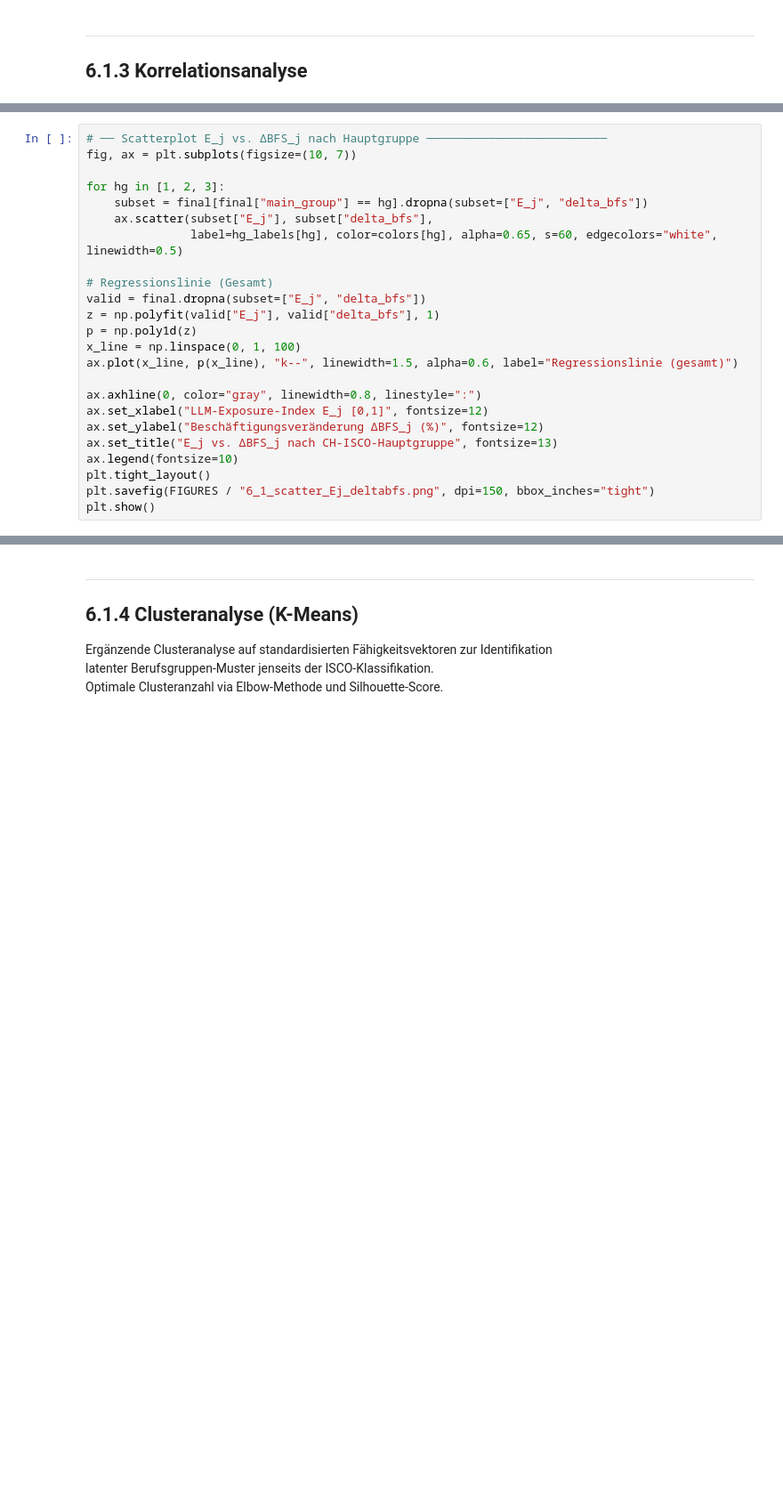
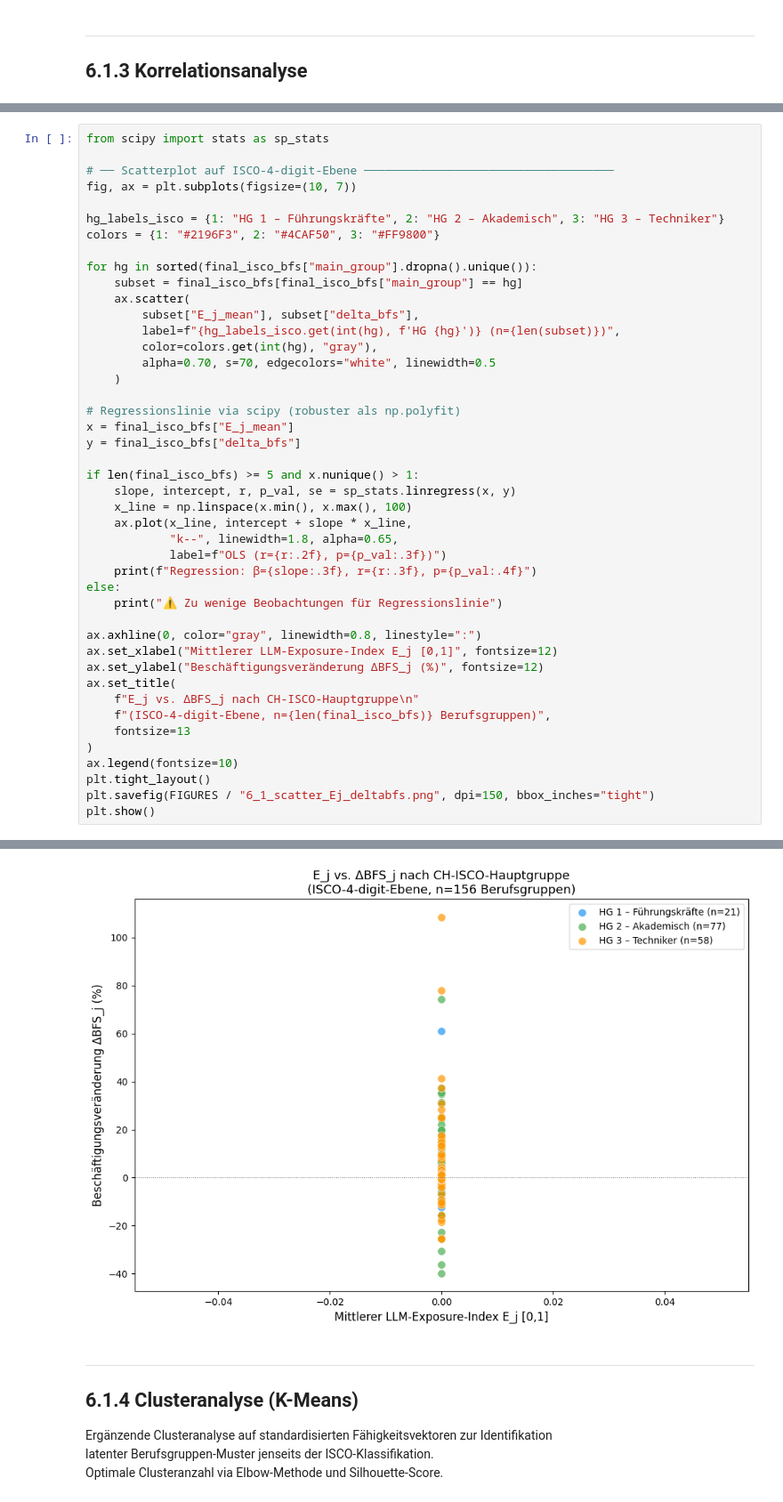
Before and after one commit to nojimayu/Master_Thesis, a Jupyter notebook: notebooks/03_eda.ipynb, the cells around one changed output, grey strips where cells are left out. Shown at 89% size. Saved outputs shown, nothing was run; the diff lists cells and outputs as text; blank space fills up the shorter version.

```diff
--- a/notebooks/03_eda.ipynb
+++ b/notebooks/03_eda.ipynb
@@ -150,24 +260,45 @@ print(corr_matrix.round(3).to_string())
 # %%
-# ── Scatterplot E_j vs. ΔBFS_j nach Hauptgruppe ──────────────────────────
+from scipy import stats as sp_stats
+
+# ── Scatterplot auf ISCO-4-digit-Ebene ────────────────────────────────────
 fig, ax = plt.subplots(figsize=(10, 7))
 
-for hg in [1, 2, 3]:
-    subset = final[final["main_group"] == hg].dropna(subset=["E_j", "delta_bfs"])
-    ax.scatter(subset["E_j"], subset["delta_bfs"],
-               label=hg_labels[hg], color=colors[hg], alpha=0.65, s=60, edgecolors="white", linewidth=0.5)
+hg_labels_isco = {1: "HG 1 – Führungskräfte", 2: "HG 2 – Akademisch", 3: "HG 3 – Techniker"}
+colors = {1: "#2196F3", 2: "#4CAF50", 3: "#FF9800"}
 
-# Regressionslinie (Gesamt)
-valid = final.dropna(subset=["E_j", "delta_bfs"])
-z = np.polyfit(valid["E_j"], valid["delta_bfs"], 1)
-p = np.poly1d(z)
-x_line = np.linspace(0, 1, 100)
-ax.plot(x_line, p(x_line), "k--", linewidth=1.5, alpha=0.6, label="Regressionslinie (gesamt)")
+for hg in sorted(final_isco_bfs["main_group"].dropna().unique()):
+    subset = final_isco_bfs[final_isco_bfs["main_group"] == hg]
+    ax.scatter(
+        subset["E_j_mean"], subset["delta_bfs"],
+        label=f"{hg_labels_isco.get(int(hg), f'HG {hg}')} (n={len(subset)})",
+        color=colors.get(int(hg), "gray"),
+        alpha=0.70, s=70, edgecolors="white", linewidth=0.5
+    )
+
+# Regressionslinie via scipy (robuster als np.polyfit)
+x = final_isco_bfs["E_j_mean"]
+y = final_isco_bfs["delta_bfs"]
+
+if len(final_isco_bfs) >= 5 and x.nunique() > 1:
+    slope, intercept, r, p_val, se = sp_stats.linregress(x, y)
+    x_line = np.linspace(x.min(), x.max(), 100)
+    ax.plot(x_line, intercept + slope * x_line,
+            "k--", linewidth=1.8, alpha=0.65,
+            label=f"OLS (r={r:.2f}, p={p_val:.3f})")
+    print(f"Regression: β={slope:.3f}, r={r:.3f}, p={p_val:.4f}")
+else:
+    print("⚠ Zu wenige Beobachtungen für Regressionslinie")
 
 ax.axhline(0, color="gray", linewidth=0.8, linestyle=":")
-ax.set_xlabel("LLM-Exposure-Index E_j [0,1]", fontsize=12)
+ax.set_xlabel("Mittlerer LLM-Exposure-Index E_j [0,1]", fontsize=12)
 ax.set_ylabel("Beschäftigungsveränderung ΔBFS_j (%)", fontsize=12)
-ax.set_title("E_j vs. ΔBFS_j nach CH-ISCO-Hauptgruppe", fontsize=13)
+ax.set_title(
+    f"E_j vs. ΔBFS_j nach CH-ISCO-Hauptgruppe\n"
+    f"(ISCO-4-digit-Ebene, n={len(final_isco_bfs)} Berufsgruppen)",
+    fontsize=13
+)
 ax.legend(fontsize=10)
 plt.tight_layout()
 plt.savefig(FIGURES / "6_1_scatter_Ej_deltabfs.png", dpi=150, bbox_inches="tight")
 plt.show()
+# %% [output]
@@ -174,3 +306,4 @@ plt.show()
+[figure, added]
 # %% [markdown]
 ---
 ## 6.1.4 Clusteranalyse (K-Means)
```
Also changed, not shown: parts of 11 cells of this notebook, 6 other files.
